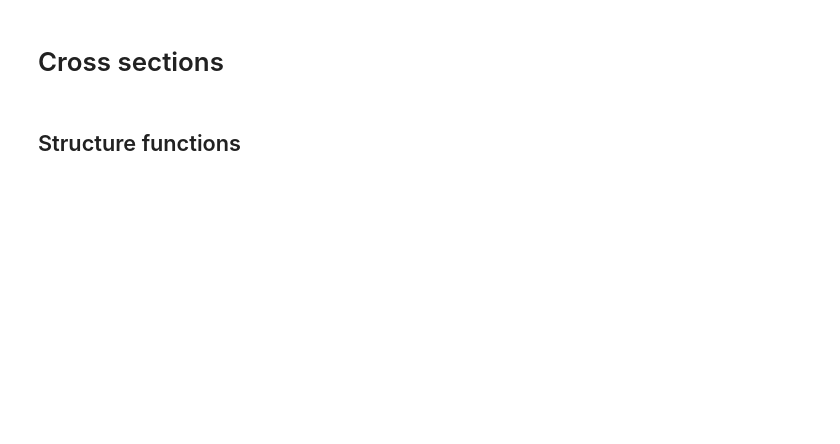
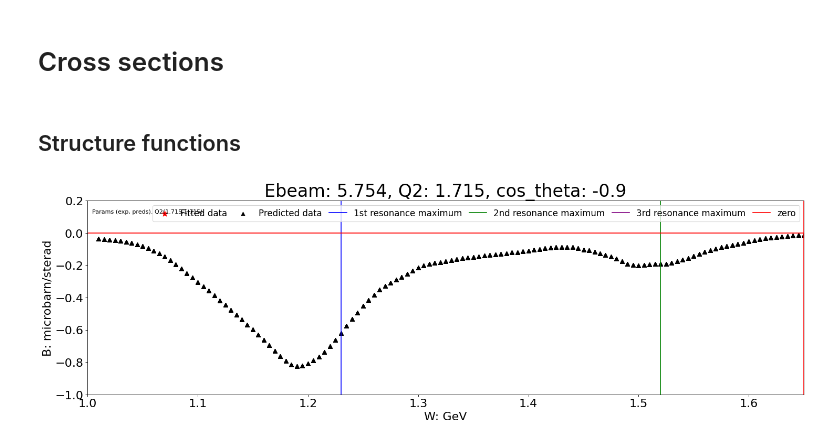
Before and after one commit to a-golda/MSU_interpol, a Jupyter notebook: checks_unified.ipynb, the cells around one changed output. Saved outputs shown, nothing was run; the diff lists cells and outputs as text; code cells hidden in the pictures; blank space fills up the shorter version.

```diff
--- a/checks_unified.ipynb
+++ b/checks_unified.ipynb
@@ -348,5 +341,5 @@ Text(0.5, 1.0, 'E_beam = 5.754 GeV')
 # %%
-model = InterpolRegressor.load_from_checkpoint(f'./data/models/wandering-wind-26/checkpoints/exp_name=0val_loss=1.38199-epoch=233.ckpt', hyperparams=hyperparams_dict)
+model = InterpolRegressor.load_from_checkpoint(f'./data/models/generous-eon-24/checkpoints/exp_name=0val_loss=0.08709-epoch=141.ckpt', hyperparams=hyperparams_dict)
 model.eval()
 type(model)
 # %% [output]
@@ -383,7 +376,7 @@ if True:
     data_grid = []
     for W in tqdm.tqdm(np.arange(W_min, W_max, step_W)):
         for Q2 in np.arange(Q2_min, Q2_max, step_Q2):
-             for cos_theta in np.arange(-1, 1+step_cos_theta, step_cos_theta):
+             for cos_theta in np.arange(-1.2, 1.2+step_cos_theta, step_cos_theta):
                     for phi in np.arange(0, 2*np.pi, step_phi):
                         data_grid.append([Ebeam,W,Q2,cos_theta,phi])
 
@@ -647,6 +686,10 @@ def plot_joint_sf(df, E_beam, Q2, cos_theta, df_grid, func, func_error):
     plt.show()
     plt.close()
     return None
+# %%
+plot_joint_sf(df_sf, 5.754, 1.715, -0.9, df_grid, 'B', 'B_error')
+# %% [output]
+[figure, added]
 # %%
 func, func_error = 'A', 'A_error'
 # func, func_error = 'B', 'B_error'
```
Also changed, not shown: parts of 4 cells of this notebook, 2 other files.
